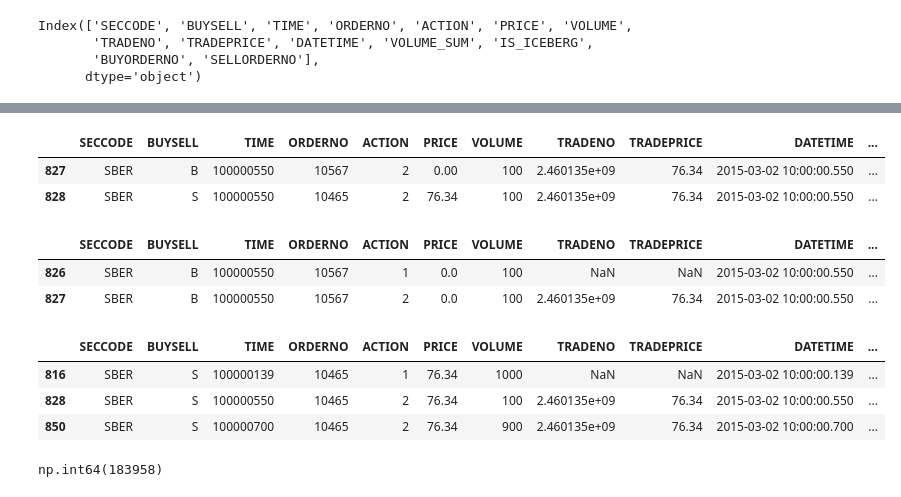
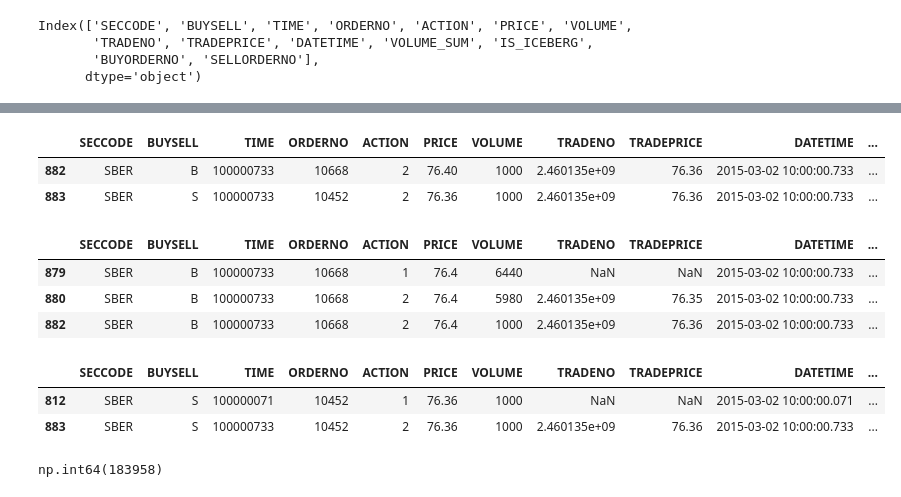
Before and after one commit to lBringerl/spoofing-detection, a Jupyter notebook: eda/moex_momentum_eda.ipynb, the cells around one changed output, grey strips where cells are left out. Saved outputs shown, nothing was run; the diff lists cells and outputs as text; code cells hidden in the pictures.

Commit message:
model moex order book

```diff
--- a/eda/moex_momentum_eda.ipynb
+++ b/eda/moex_momentum_eda.ipynb
@@ -374,22 +440,22 @@ AssertionError: 10567;10567;2460134743.0
 # %%
-sber_orders_merged_with_trades[sber_orders_merged_with_trades.TRADENO == 2460134743]
+sber_orders_merged_with_trades[sber_orders_merged_with_trades.TRADENO == 2460134764]
 # %% [output]
 |  | SECCODE | BUYSELL | TIME | ORDERNO | ACTION | PRICE | VOLUME | TRADENO | TRADEPRICE | DATETIME | ... |
-| 827 | SBER | B | 100000550 | 10567 | 2 | 0.00 | 100 | 2.460135e+09 | 76.34 | 2015-03-02 10:00:00.550 | ... |
-| 828 | SBER | S | 100000550 | 10465 | 2 | 76.34 | 100 | 2.460135e+09 | 76.34 | 2015-03-02 10:00:00.550 | ... |
+| 882 | SBER | B | 100000733 | 10668 | 2 | 76.40 | 1000 | 2.460135e+09 | 76.36 | 2015-03-02 10:00:00.733 | ... |
+| 883 | SBER | S | 100000733 | 10452 | 2 | 76.36 | 1000 | 2.460135e+09 | 76.36 | 2015-03-02 10:00:00.733 | ... |
 # %%
-sber_orders_merged_with_trades[sber_orders_merged_with_trades.ORDERNO == 10567]
+sber_orders_merged_with_trades[sber_orders_merged_with_trades.ORDERNO == 10668]
 # %% [output]
 |  | SECCODE | BUYSELL | TIME | ORDERNO | ACTION | PRICE | VOLUME | TRADENO | TRADEPRICE | DATETIME | ... |
-| 826 | SBER | B | 100000550 | 10567 | 1 | 0.0 | 100 | NaN | NaN | 2015-03-02 10:00:00.550 | ... |
-| 827 | SBER | B | 100000550 | 10567 | 2 | 0.0 | 100 | 2.460135e+09 | 76.34 | 2015-03-02 10:00:00.550 | ... |
+| 879 | SBER | B | 100000733 | 10668 | 1 | 76.4 | 6440 | NaN | NaN | 2015-03-02 10:00:00.733 | ... |
+| 880 | SBER | B | 100000733 | 10668 | 2 | 76.4 | 5980 | 2.460135e+09 | 76.35 | 2015-03-02 10:00:00.733 | ... |
+| 882 | SBER | B | 100000733 | 10668 | 2 | 76.4 | 1000 | 2.460135e+09 | 76.36 | 2015-03-02 10:00:00.733 | ... |
 # %%
-sber_orders_merged_with_trades[sber_orders_merged_with_trades.ORDERNO == 10465]
+sber_orders_merged_with_trades[sber_orders_merged_with_trades.ORDERNO == 10452]
 # %% [output]
 |  | SECCODE | BUYSELL | TIME | ORDERNO | ACTION | PRICE | VOLUME | TRADENO | TRADEPRICE | DATETIME | ... |
-| 816 | SBER | S | 100000139 | 10465 | 1 | 76.34 | 1000 | NaN | NaN | 2015-03-02 10:00:00.139 | ... |
-| 828 | SBER | S | 100000550 | 10465 | 2 | 76.34 | 100 | 2.460135e+09 | 76.34 | 2015-03-02 10:00:00.550 | ... |
-| 850 | SBER | S | 100000700 | 10465 | 2 | 76.34 | 900 | 2.460135e+09 | 76.34 | 2015-03-02 10:00:00.700 | ... |
+| 812 | SBER | S | 100000071 | 10452 | 1 | 76.36 | 1000 | NaN | NaN | 2015-03-02 10:00:00.071 | ... |
+| 883 | SBER | S | 100000733 | 10452 | 2 | 76.36 | 1000 | 2.460135e+09 | 76.36 | 2015-03-02 10:00:00.733 | ... |
 # %%
 trades_df[trades_df.SECCODE == 'SBER'].TIME.max()
 # %% [output]
```
Also changed, not shown: parts of 7 cells of this notebook.
